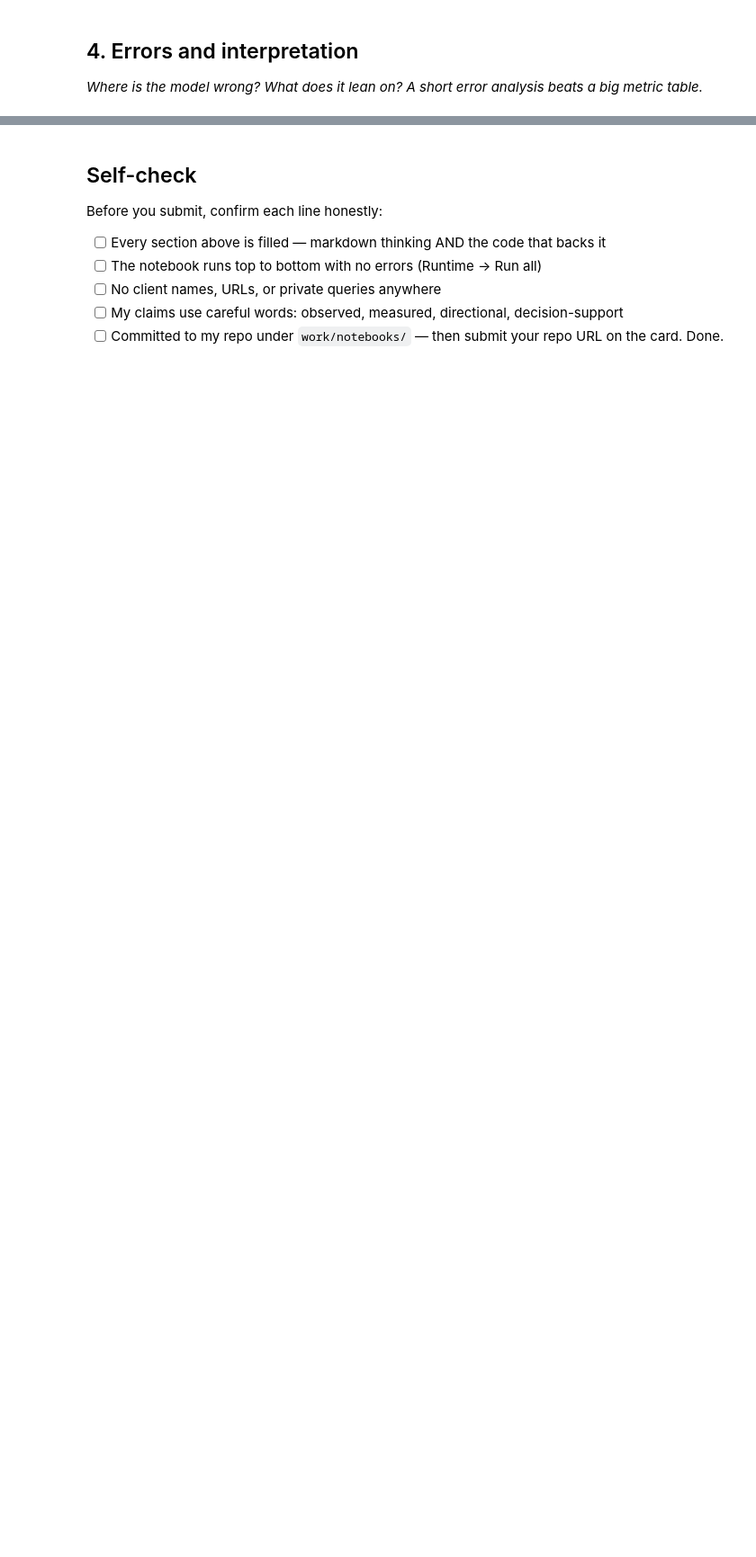
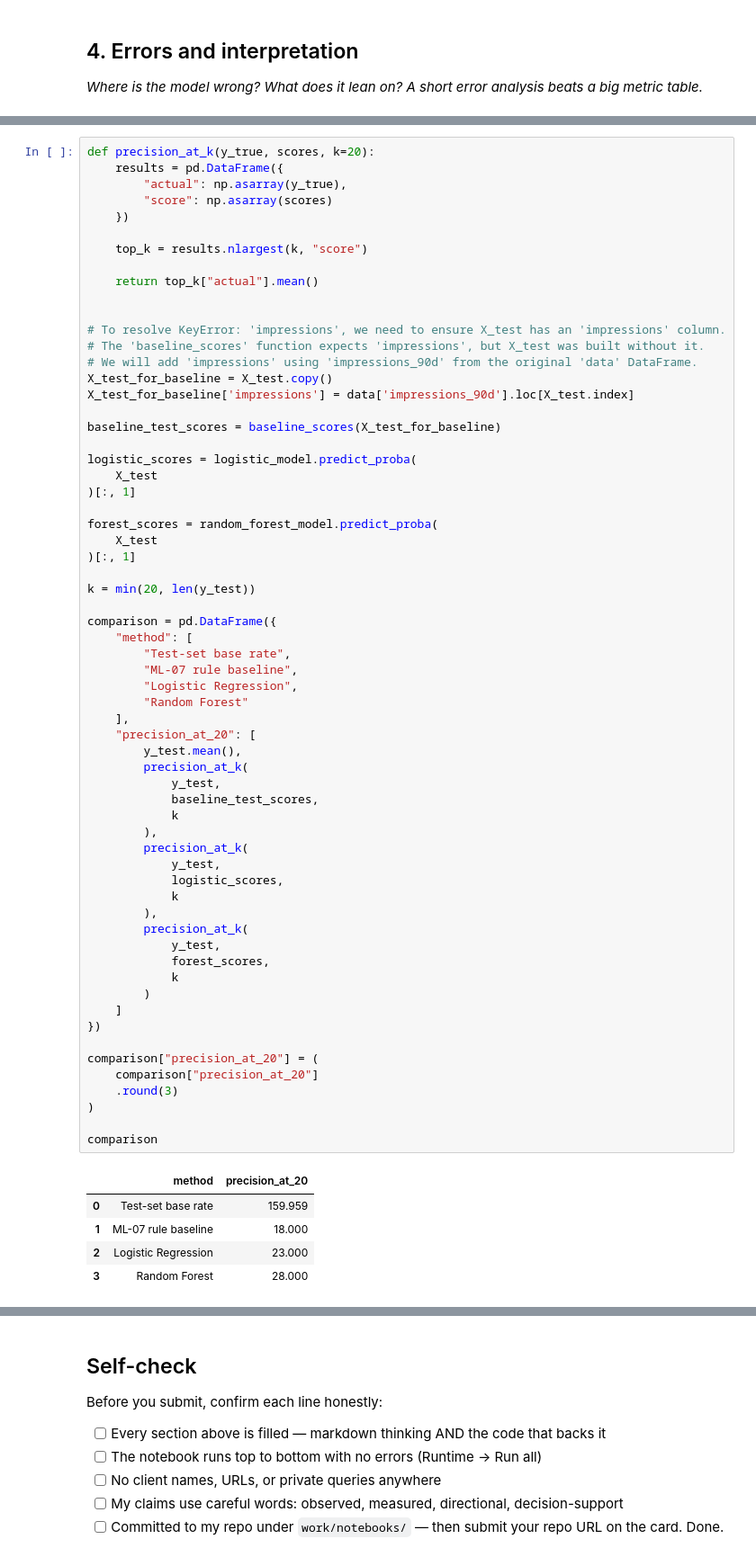
Before and after one commit to abdullahhashmi01/FlyRank-ML-Internship, a Jupyter notebook: work/notebooks/w05_model.ipynb, the cells around one changed output, grey strips where cells are left out. Shown at 90% size. Cells and saved outputs as stored; diff of their text form; blank space fills up the shorter version.

```diff
--- a/work/notebooks/w05_model.ipynb
+++ b/work/notebooks/w05_model.ipynb
@@ -36,0 +320,69 @@ This skeleton is yours to fill. Work the sections **in order** — each one has
+# %%
+def precision_at_k(y_true, scores, k=20):
+    results = pd.DataFrame({
+        "actual": np.asarray(y_true),
+        "score": np.asarray(scores)
+    })
+
+    top_k = results.nlargest(k, "score")
+
+    return top_k["actual"].mean()
+
+
+# To resolve KeyError: 'impressions', we need to ensure X_test has an 'impressions' column.
+# The 'baseline_scores' function expects 'impressions', but X_test was built without it.
+# We will add 'impressions' using 'impressions_90d' from the original 'data' DataFrame.
+X_test_for_baseline = X_test.copy()
+X_test_for_baseline['impressions'] = data['impressions_90d'].loc[X_test.index]
+
+baseline_test_scores = baseline_scores(X_test_for_baseline)
+
+logistic_scores = logistic_model.predict_proba(
+    X_test
+)[:, 1]
+
+forest_scores = random_forest_model.predict_proba(
+    X_test
+)[:, 1]
+
+k = min(20, len(y_test))
+
+comparison = pd.DataFrame({
+    "method": [
+        "Test-set base rate",
+        "ML-07 rule baseline",
+        "Logistic Regression",
+        "Random Forest"
+    ],
+    "precision_at_20": [
+        y_test.mean(),
+        precision_at_k(
+            y_test,
+            baseline_test_scores,
+            k
+        ),
+        precision_at_k(
+            y_test,
+            logistic_scores,
+            k
+        ),
+        precision_at_k(
+            y_test,
+            forest_scores,
+            k
+        )
+    ]
+})
+
+comparison["precision_at_20"] = (
+    comparison["precision_at_20"]
+    .round(3)
+)
+
+comparison
+# %% [output]
+|  | method | precision_at_20 |
+| 0 | Test-set base rate | 159.959 |
+| 1 | ML-07 rule baseline | 18.000 |
+| 2 | Logistic Regression | 23.000 |
+| 3 | Random Forest | 28.000 |
```
Also changed, not shown: parts of 9 cells of this notebook.
